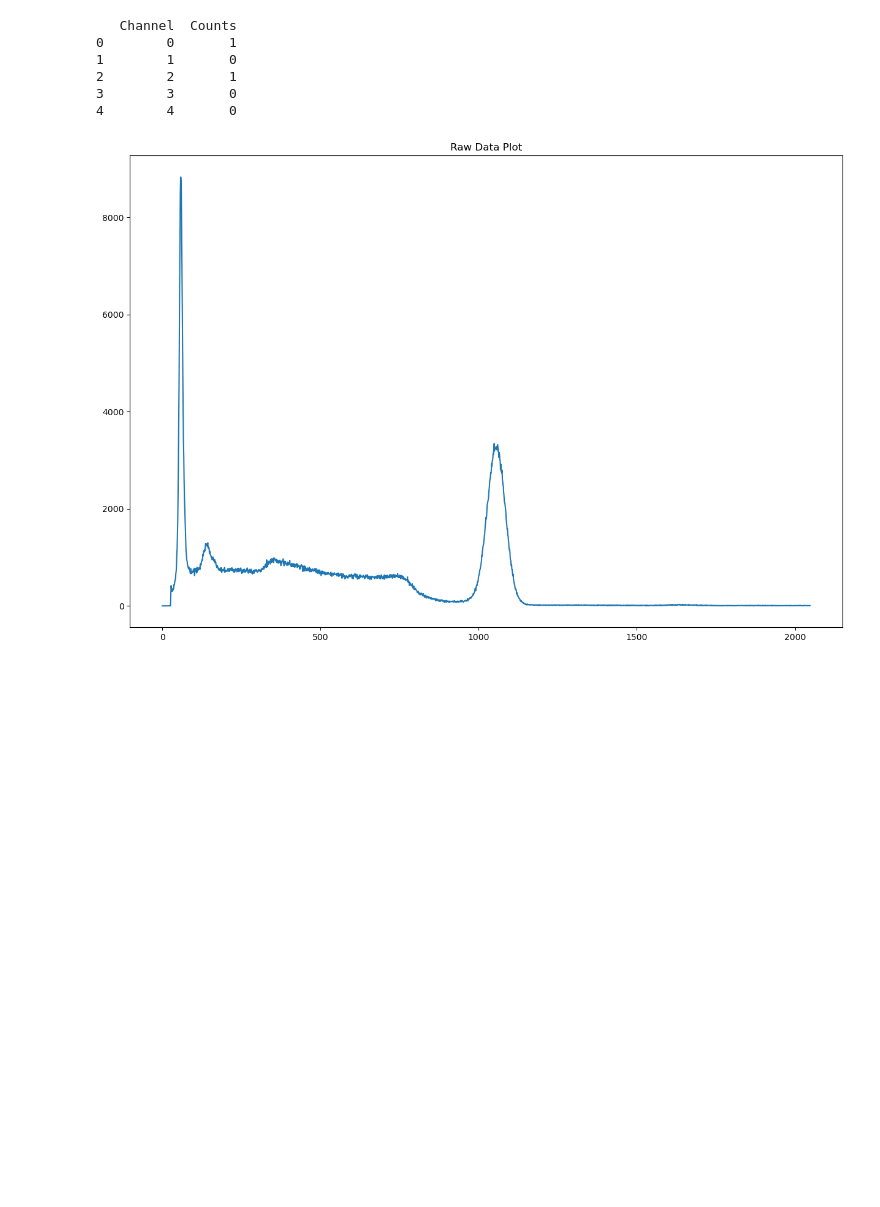
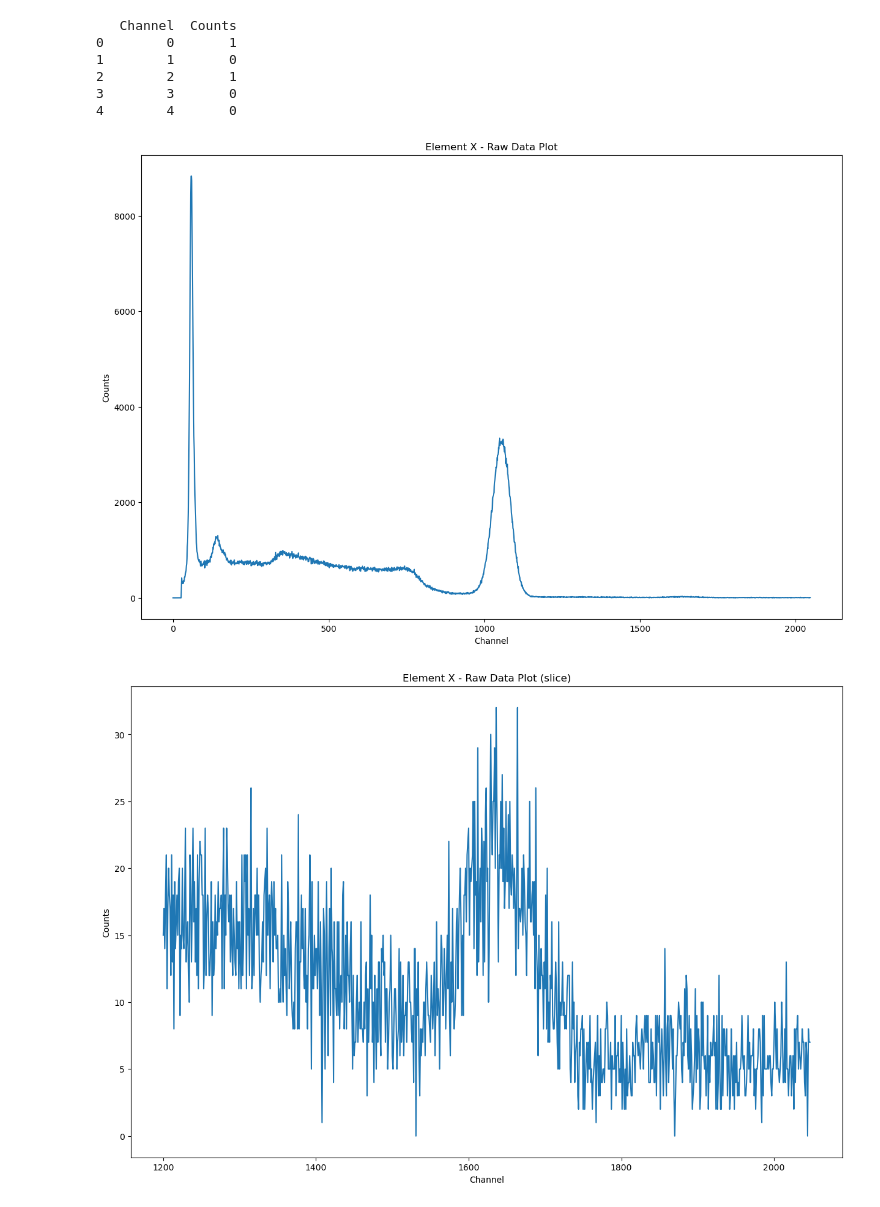
Before and after one commit to ethan-ryan-gh/gam-spec, a Jupyter notebook: Element_X_Analysis.ipynb, the cells around one changed output. Drawn from its saved outputs; the diff is of its cells as text; code cells hidden in the pictures; blank space fills up the shorter version.

```diff
--- a/Element_X_Analysis.ipynb
+++ b/Element_X_Analysis.ipynb
@@ -1,39 +1,49 @@
 # %%
 ###################
 # Import Libraries
 ###################
 
 import pandas as pd # coding but excel
 import numpy as np # number stuff, creates arrays
 import matplotlib.pyplot as plt # plotting
 from scipy.optimize import curve_fit # curve fit class
 
 
 ##############
 # Import data
 ##############
 
-df_Ba_133 = pd.read_csv("Element_X.csv") # create pandas dataframe
-print(df_Ba_133.head()) # print first 5 rows
+df_E_x = pd.read_csv("Element_X.csv") # create pandas dataframe
+print(df_E_x.head()) # print first 5 rows
 
 
 ##############
 # Plot data
 ##############
 
-x_Ba_133 = df_Ba_133["Channel"] # grab column
-y_Ba_133 = df_Ba_133["Counts"] # grab column
+x_E_x = df_E_x["Channel"] # grab column
+y_E_x = df_E_x["Counts"] # grab column
 plt.figure(figsize=(15,10))
-plt.xlabel("")
-plt.ylabel("")
-plt.title("Raw Data Plot")
-plt.plot(x_Ba_133, y_Ba_133)
+plt.xlabel("Channel")
+plt.ylabel("Counts")
+plt.title("Element X - Raw Data Plot")
+plt.plot(x_E_x, y_E_x)
 plt.show()
+
+x_E_x_slice = df_E_x["Channel"][1200:] # grab column
+y_E_x_slice = df_E_x["Counts"][1200:] # grab column
+plt.figure(figsize=(15,10))
+plt.xlabel("Channel")
+plt.ylabel("Counts")
+plt.title("Element X - Raw Data Plot (slice)")
+plt.plot(x_E_x_slice, y_E_x_slice)
+plt.show()
 # %% [output]
    Channel  Counts
 0        0       1
 1        1       0
 2        2       1
 3        3       0
 4        4       0
-[figure, old version]
+[figure, new version]
+[figure, added]
```
Also changed, not shown: parts of 2 cells of this notebook, 7 other files.
